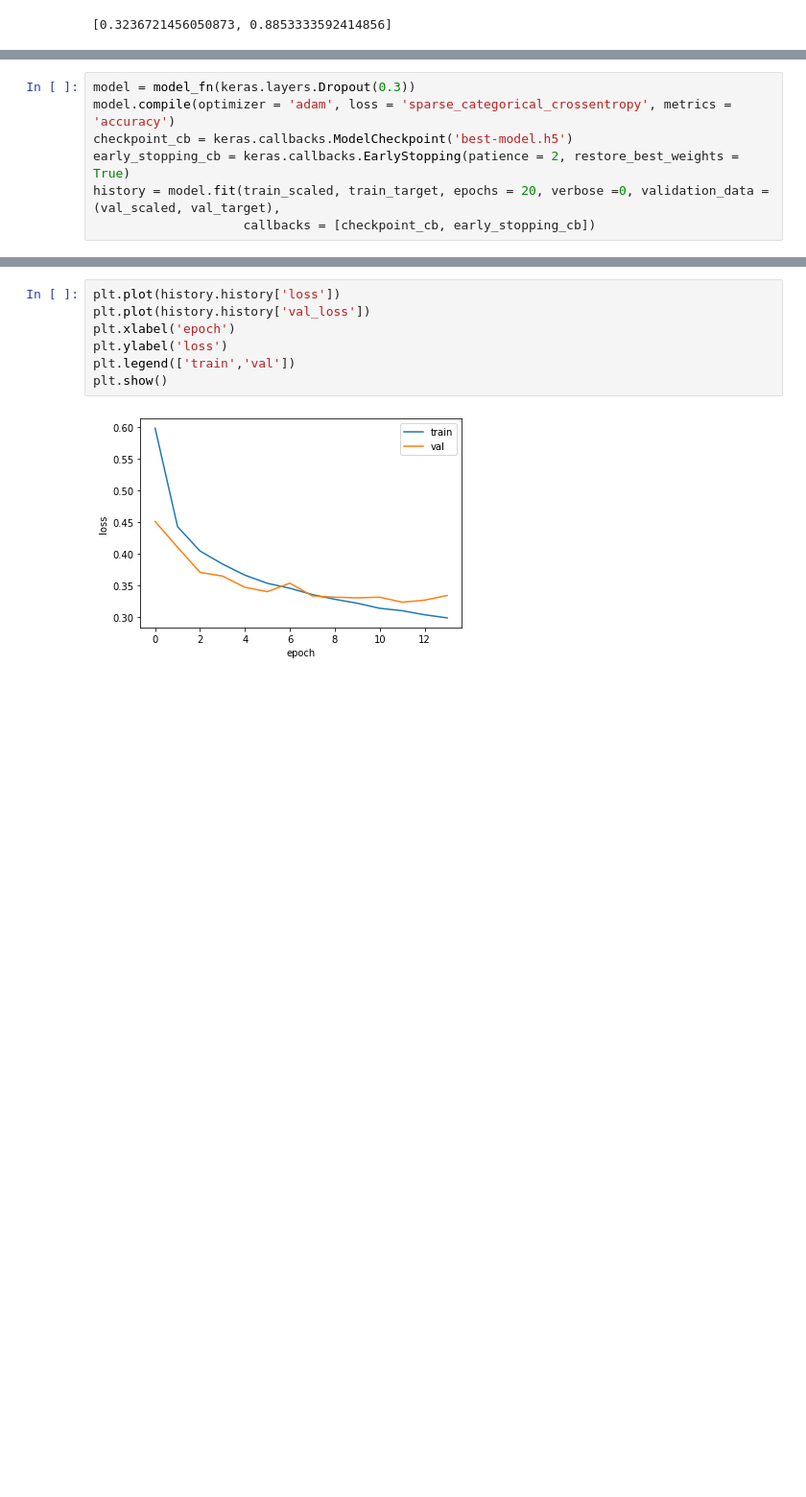
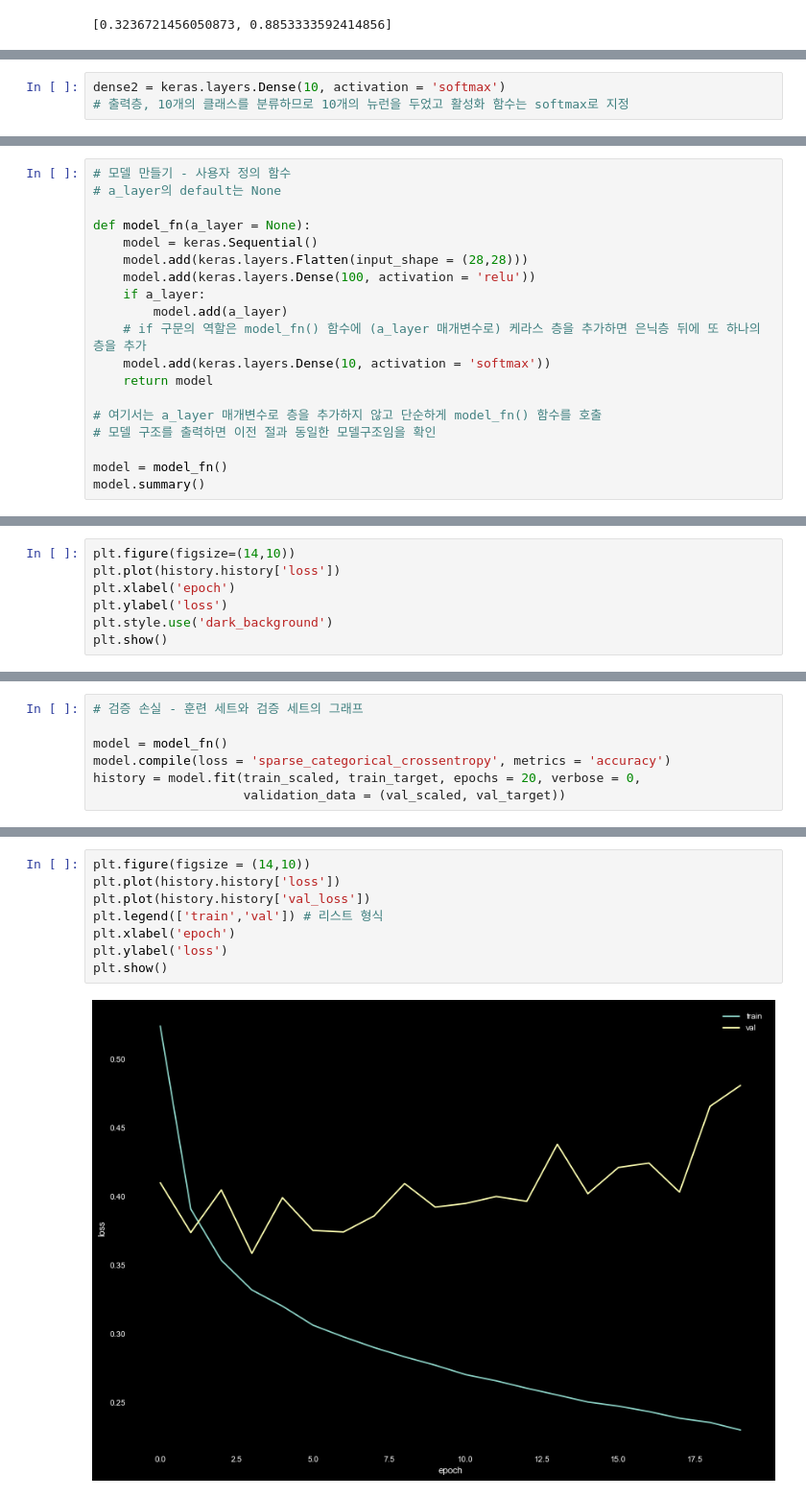
Before and after one commit to hr1588/Lab_study, a Jupyter notebook: 7장.ipynb, the cells around one changed output, grey strips where cells are left out. Shown at 96% size. Drawn from its saved outputs; the diff is of its cells as text; blank space fills up the shorter version.

```diff
--- a/7장.ipynb
+++ b/7장.ipynb
@@ -520,0 +497,3 @@ https://dacon.io/competitions/official/235980/codeshare/6535 # 네트워크 데
+# %%
+dense2 = keras.layers.Dense(10, activation = 'softmax')
+# 출력층, 10개의 클래스를 분류하므로 10개의 뉴런을 두었고 활성화 함수는 softmax로 지정
@@ -520,0 +597,19 @@ https://dacon.io/competitions/official/235980/codeshare/6535 # 네트워크 데
+# %%
+# 모델 만들기 - 사용자 정의 함수
+# a_layer의 default는 None
+
+def model_fn(a_layer = None):
+    model = keras.Sequential()
+    model.add(keras.layers.Flatten(input_shape = (28,28)))
+    model.add(keras.layers.Dense(100, activation = 'relu'))
+    if a_layer:
+        model.add(a_layer)
+    # if 구문의 역할은 model_fn() 함수에 (a_layer 매개변수로) 케라스 층을 추가하면 은닉층 뒤에 또 하나의 층을 추가
+    model.add(keras.layers.Dense(10, activation = 'softmax'))
+    return model
+
+# 여기서는 a_layer 매개변수로 층을 추가하지 않고 단순하게 model_fn() 함수를 호출
+# 모델 구조를 출력하면 이전 절과 동일한 모델구조임을 확인
+
+model = model_fn()
+model.summary()
@@ -520,0 +677,7 @@ https://dacon.io/competitions/official/235980/codeshare/6535 # 네트워크 데
+# %%
+plt.figure(figsize=(14,10))
+plt.plot(history.history['loss'])
+plt.xlabel('epoch')
+plt.ylabel('loss')
+plt.style.use('dark_background')
+plt.show()
@@ -521,7 +686,7 @@ https://dacon.io/competitions/official/235980/codeshare/6535 # 네트워크 데
 # %%
-model = model_fn(keras.layers.Dropout(0.3))
-model.compile(optimizer = 'adam', loss = 'sparse_categorical_crossentropy', metrics = 'accuracy')
-checkpoint_cb = keras.callbacks.ModelCheckpoint('best-model.h5')
-early_stopping_cb = keras.callbacks.EarlyStopping(patience = 2, restore_best_weights = True)
-history = model.fit(train_scaled, train_target, epochs = 20, verbose =0, validation_data = (val_scaled, val_target),
-                    callbacks = [checkpoint_cb, early_stopping_cb])
+# 검증 손실 - 훈련 세트와 검증 세트의 그래프
+
+model = model_fn()
+model.compile(loss = 'sparse_categorical_crossentropy', metrics = 'accuracy')
+history = model.fit(train_scaled, train_target, epochs = 20, verbose = 0,
+                    validation_data = (val_scaled, val_target))
@@ -532,9 +717,10 @@ print(early_stopping_cb.stopped_epoch)
 # %%
+plt.figure(figsize = (14,10))
 plt.plot(history.history['loss'])
 plt.plot(history.history['val_loss'])
+plt.legend(['train','val']) # 리스트 형식
 plt.xlabel('epoch')
 plt.ylabel('loss')
-plt.legend(['train','val'])
 plt.show()
 # %% [output]
-[figure, old version]
+[figure, new version]
```
Also changed, not shown: parts of 42 cells of this notebook.
